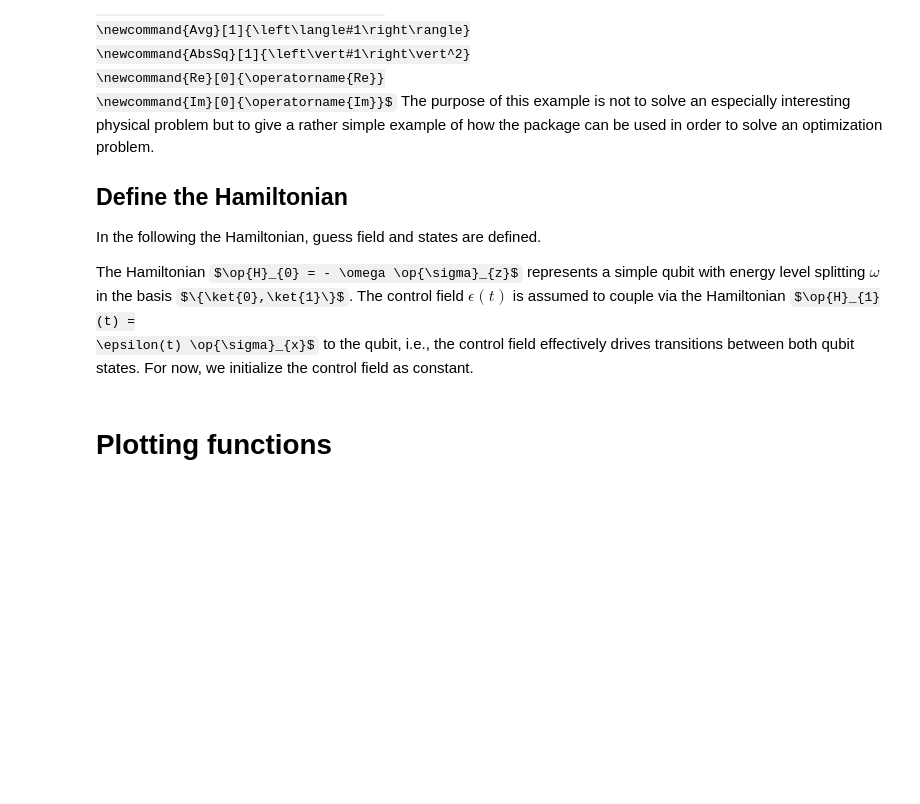
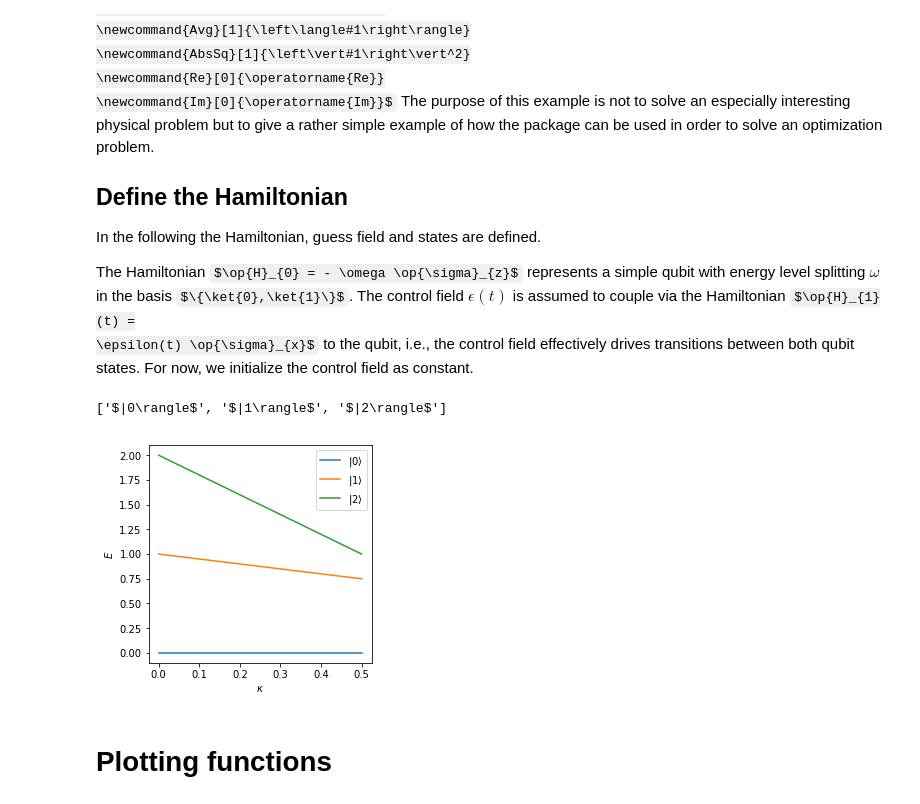
Before and after one commit to JohanWinther/cat-state-encoding, a Jupyter notebook: Krotov/Qubit Dynamics Test.ipynb, the cells around one changed output. Saved outputs shown, nothing was run; the diff lists cells and outputs as text; code cells hidden in the pictures; some formulas as TeX source; blank space fills up the shorter version.

```diff
--- a/Krotov/Qubit Dynamics Test.ipynb
+++ b/Krotov/Qubit Dynamics Test.ipynb
@@ -87,6 +91,24 @@ states. For now, we initialize the control
 field as constant.
 # %%
 L = 3
+# %%
+['$|{}\rangle$'.format(i) for i in range(3)]
+# %% [output]
+['$|0\rangle$', '$|1\rangle$', '$|2\rangle$']
+# %%
+L = 3
+a = qutip.operators.destroy(L)
+K = np.linspace(0,0.5)
+E = [(a.dag()*a + -κ/2*(a.dag()*a)**2).eigenenergies() for κ in K]
+plt.figure(figsize=(4, 4))
+ax = plt.subplot(111)
+ax.plot(K,E)
+ax.set_xlabel('$\kappa$')
+ax.set_ylabel('$E$')
+ax.legend(['$|{}\\rangle$'.format(i) for i in range(3)])
+matplotlib2tikz.save("energy-anharmonic.tex",figureheight = '\\figureheight',figurewidth = '\\figurewidth')
+# %% [output]
+[figure, added]
 # %% [markdown]
 # Plotting functions
 # %%
```
Also changed, not shown: parts of 1 cell of this notebook, 22 other files.
